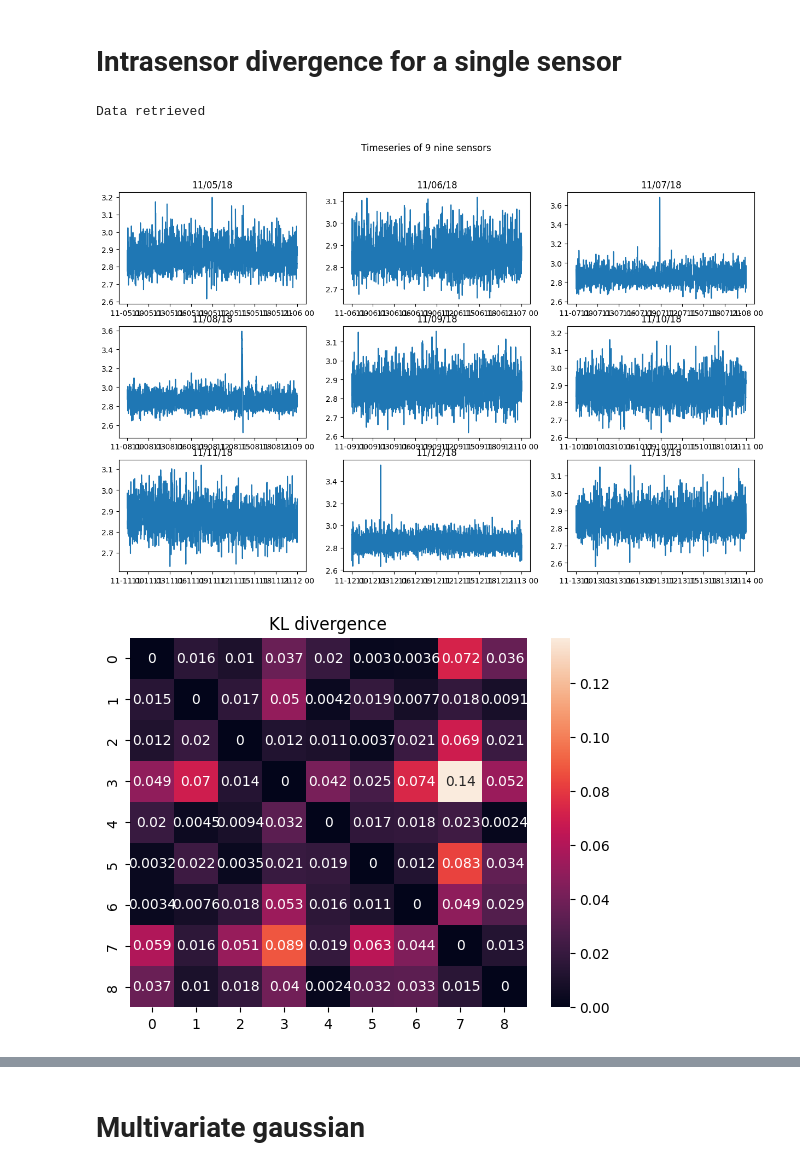
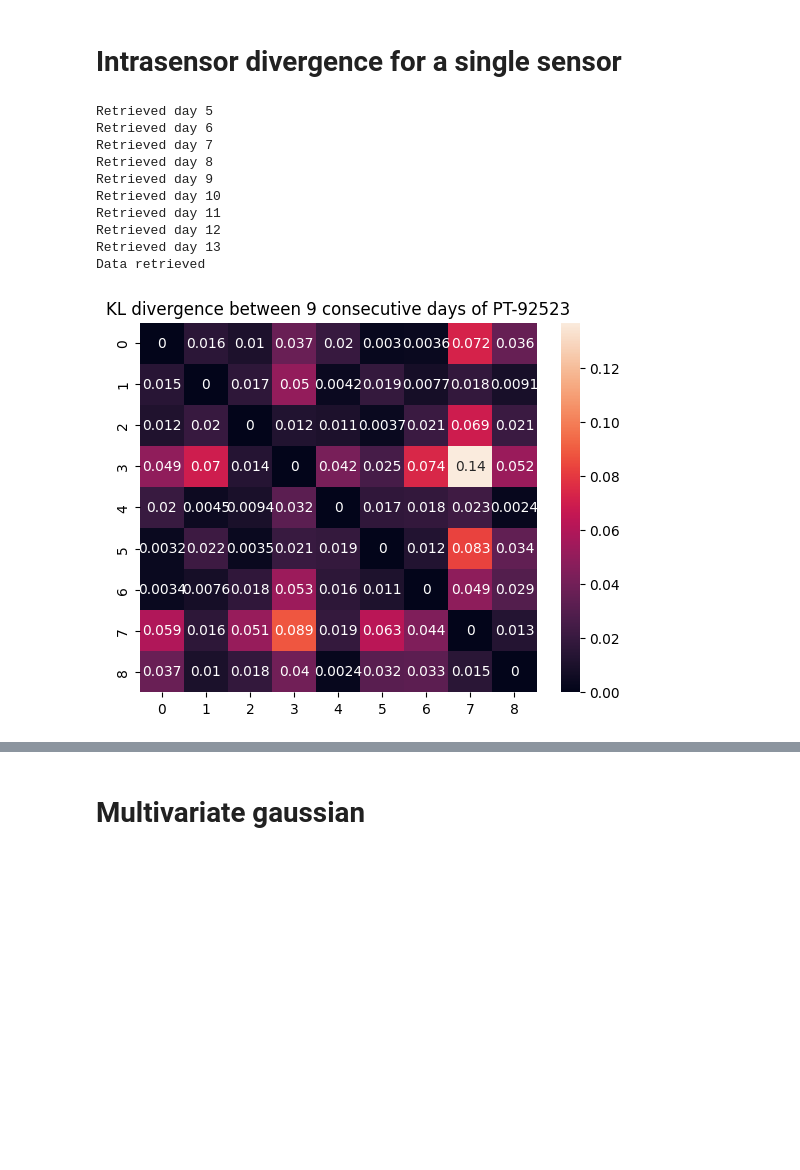
Before and after one commit to fredrikSveen/time_series_gan_project, a Jupyter notebook: intrasensor_divergence.ipynb, the cells around one changed output, grey strips where cells are left out. Drawn from its saved outputs; the diff is of its cells as text; code cells hidden in the pictures; blank space fills up the shorter version.

```diff
--- a/intrasensor_divergence.ipynb
+++ b/intrasensor_divergence.ipynb
@@ -52,7 +52,7 @@ days_df = {}
 for day in days:
     startdate = datetime(2018, 11, day, tzinfo=timezone.utc)
     enddate = datetime(2018, 11, day+1, tzinfo=timezone.utc)
-
+    print(f'Retrieved day {day}')
     res = c.time_series.data.retrieve_dataframe(id=sensors[sensor_name],
                                                 start=startdate,
                                                 end=enddate,
@@ -62,22 +62,30 @@ for day in days:
     # Need to find a way to grab the unit of the time-series
     days_df[startdate.strftime("%x")] = res
 
-# plot_sensor_data('PT-92523', dfs_dict)
+# plot_sensor_data(sensor_name, days_df)
 # plot_all_nine_sensors(dfs_dict)
 
 print("Data retrieved")
 # %% [output]
+Retrieved day 5
+Retrieved day 6
+Retrieved day 7
+Retrieved day 8
+Retrieved day 9
+Retrieved day 10
+Retrieved day 11
+Retrieved day 12
+Retrieved day 13
 Data retrieved
 # %%
 # print(days_df)
 
-plot_all_nine_sensors(days_df)
+# plot_all_nine_sensors(days_df)
 
 days_KL = kl_dfs(days_df)
-plot_kl(days_KL)
+plot_kl(days_KL, title=f'KL divergence between 9 consecutive days of {sensor_name}')
 # %% [output]
-[figure, old version]
+[figure, new version]
-[figure, removed]
 # %%
 standard_days_df = standardize_dfs(days_df)
 resampled_days = reshape_dfs(standard_days_df)
```
Also changed, not shown: parts of 1 cell of this notebook, 2 other files.
